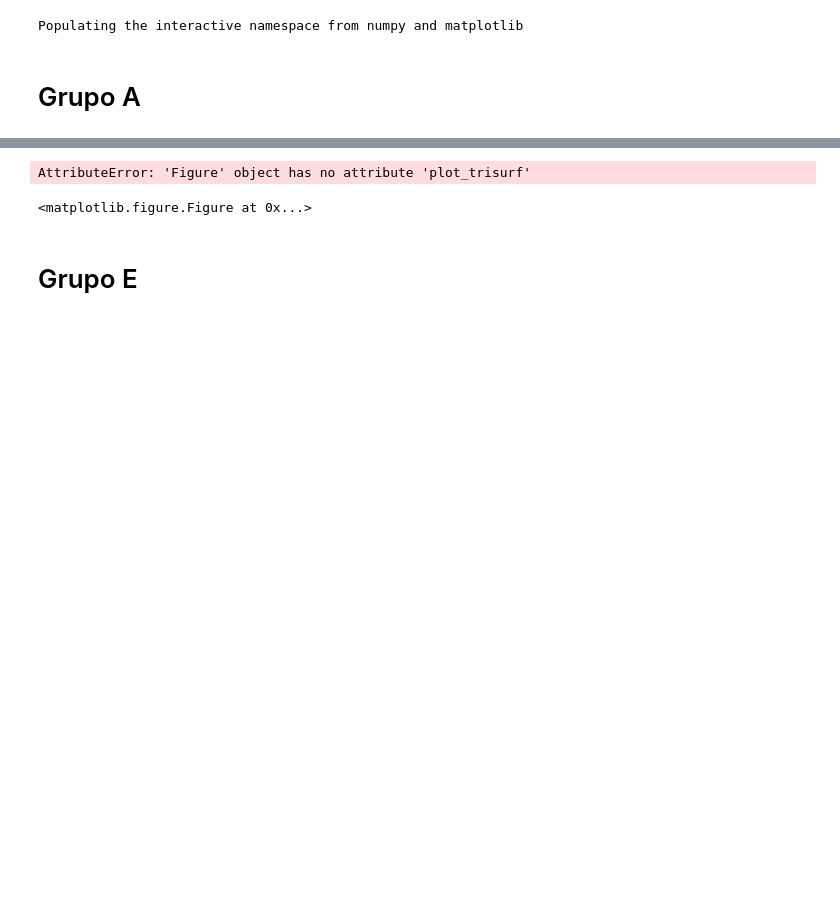
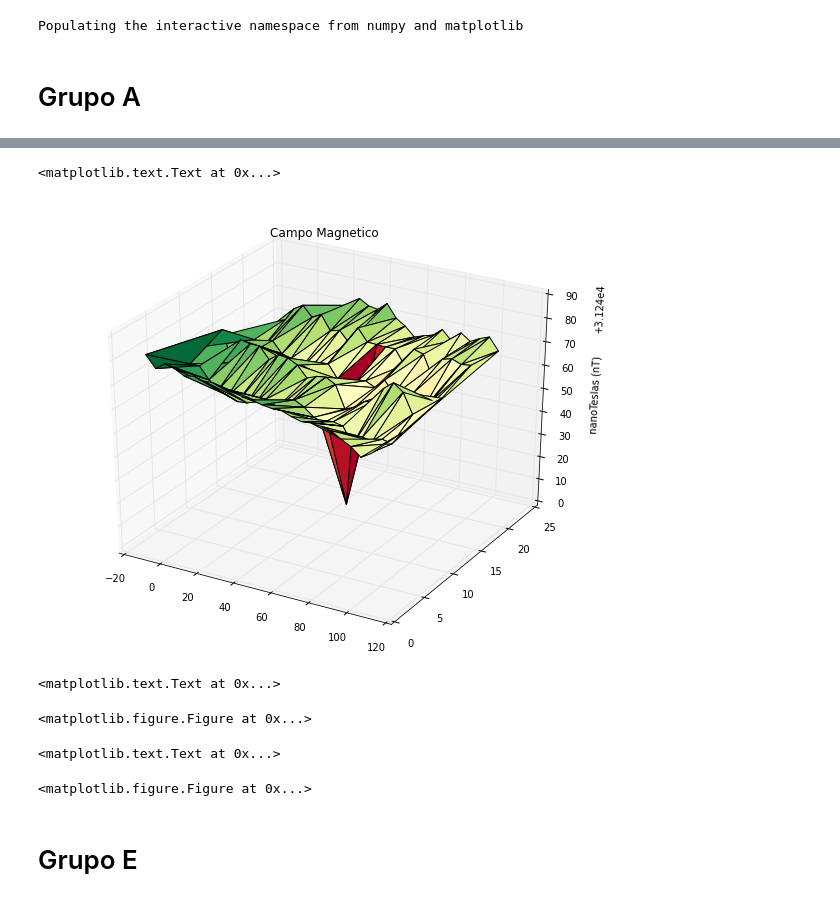
Before and after one commit to manuel426/Magnetometr-a, a Jupyter notebook: Untitled0.ipynb, the cells around one changed output, grey strips where cells are left out. Drawn from its saved outputs; the diff is of its cells as text; code cells hidden in the pictures; blank space fills up the shorter version.

```diff
--- a/Untitled0.ipynb
+++ b/Untitled0.ipynb
@@ -84,25 +67,29 @@ SyntaxError: invalid syntax (<ipython-input-50-5d8d1c5f45a1>, line 1)
+# %%
+grafica1 = plt.figure(figsize=(10,8))
+grafica1n = grafica1.gca(projection='3d')
+ploteo1=grafica1n.plot_trisurf(x1,y1,mag1, cmap=plt.cm.RdYlGn)
+grafica1n.set_zlabel('nanoTeslas (nT)')
+grafica1n.set_title('Campo Magnetico')
+# %% [output]
+<matplotlib.text.Text at 0x...>
+[figure, added]
 # %%
-grafica2 = plt.figure(figsize=(30,20))
-grafica2n = grafica2.plot_trisurf(x2, y2, mag2, cmap=plt.cm.RdYlGn)
-grafica2n.set_title('Linea 1, Grupo A')
-grafica2n.set_xlabel('Eje x')
-grafica2n.set_ylabel('Eje y')
-grafica2n.set_zlabel('Campo Magnetico (nT)')
-color = fig.colorbar(grafica2n)
-plt.grid()
-plt.show()
+grafica2 = plt.figure(figsize=(10,8))
+grafica2n = grafica1.gca(projection='3d')
+ploteo2=grafica2n.plot_trisurf(x2,y2,mag2, cmap=plt.cm.RdYlGn)
+grafica2n.set_zlabel('nanoTeslas (nT)')
+grafica2n.set_title('Campo Magnetico')
+# %% [output]
+<matplotlib.text.Text at 0x...>
+<matplotlib.figure.Figure at 0x...>
 # %%
-grafica3 = plt.figure(figsize=(30,20))
-grafica3n = grafica3.plot_trisurf(x3, y3, mag3, cmap=plt.cm.RdYlGn)
-grafica3n.set_title('Linea 1, Grupo A')
-grafica3n.set_xlabel('Eje x')
-grafica3n.set_ylabel('Eje y')
-grafica3n.set_zlabel('Campo Magnetico (nT)')
-color = fig.colorbar(grafica3n)
-plt.grid()
-plt.show()
+grafica3 = plt.figure(figsize=(10,8))
+grafica3n = grafica1.gca(projection='3d')
+ploteo3=grafica3n.plot_trisurf(x3,y3,mag3, cmap=plt.cm.RdYlGn)
+grafica3n.set_zlabel('nanoTeslas (nT)')
+grafica3n.set_title('Campo Magnetico')
 # %% [output]
-AttributeError: 'Figure' object has no attribute 'plot_trisurf'
+<matplotlib.text.Text at 0x...>
 <matplotlib.figure.Figure at 0x...>
 # %% [markdown]
 # Grupo E
```
Also changed, not shown: parts of 17 cells of this notebook, 2 other files.
